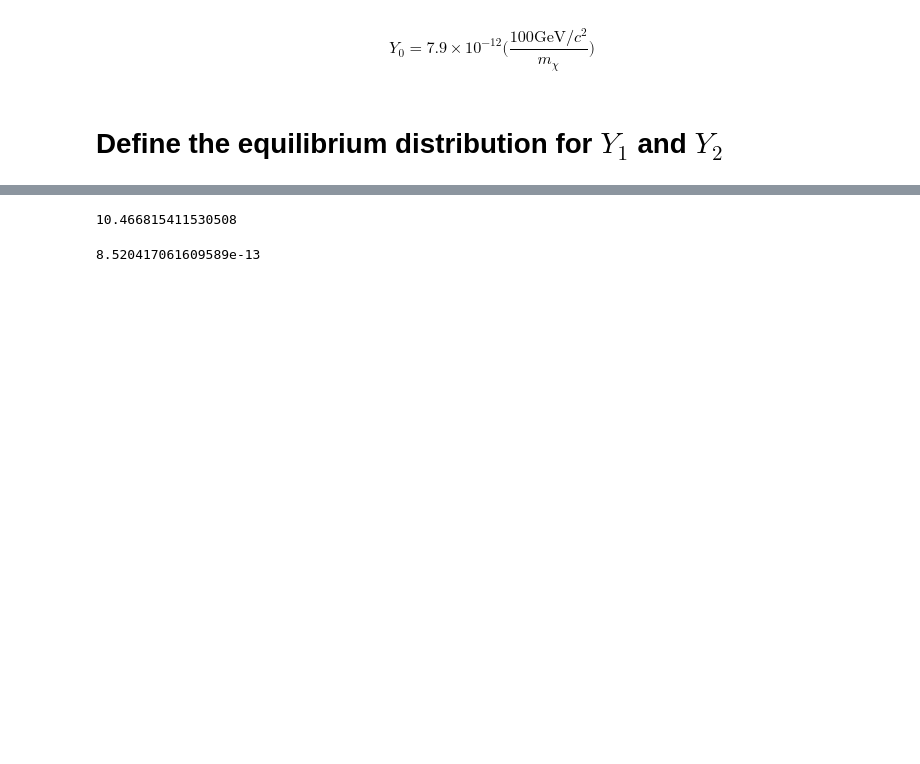
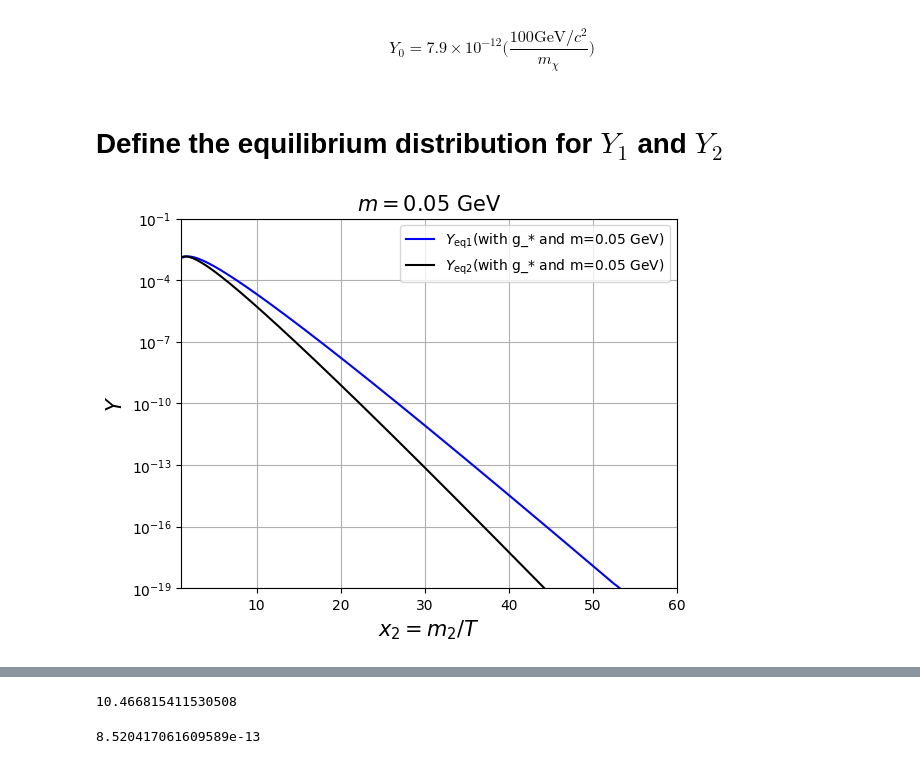
Before and after one commit to nico0407/DM-freeze-out, a Jupyter notebook: iDM-freze-out/iDM freeze-out-integration_unpolarized_copia_changed-mass.ipynb, the cells around one changed output, grey strips where cells are left out. Cells and saved outputs as stored; diff of their text form; code cells hidden in the pictures; blank space fills up the shorter version.

```diff
--- a/iDM-freze-out/iDM freeze-out-integration_unpolarized_copia_changed-mass.ipynb
+++ b/iDM-freze-out/iDM freeze-out-integration_unpolarized_copia_changed-mass.ipynb
@@ -586,3 +586,27 @@ def Yequilibrium(x,p):
     return yota
 
 # THIS ONE CAN BE PLOTTED BUTH NOE USED FOR INTEGRATION
+# %%
+plt.plot(x2, Yequilibrium(x1,m1),'b',label=r'$Y_{\rm eq1}$(with g_* and m=0.05 GeV)')
+plt.plot(x2, Yequilibrium(x2,m2),'k',label=r'$Y_{\rm eq2}$(with g_* and m=0.05 GeV)')
+
+
+plt.yscale('log')
+#plt.ylim(1E-14,1)
+plt.ylim(1E-19,1E-1)
+#plt.xlim(1,1000)
+plt.xlim(1,60)
+plt.xlabel('$x_2 = m_2/T$', size= 15)
+plt.ylabel('$Y$', size= 15)
+plt.title('$m = 0.05$ GeV', size= 15)
+plt.legend()
+plt.grid()
+plt.show()
+
+
+# THIS EQUILIBRIUM FUNCTIONS ARE GOOD.
+#         LITTERALLY EXACTLY AS GORDON'S PAPER!!!!!!
+# THERE IS EVERITHING INSIDE, ALSO THE g_* value.
+# THEY ARE GOOD.
+# %% [output]
+[figure, added]
```
Also changed, not shown: parts of 12 cells of this notebook.
